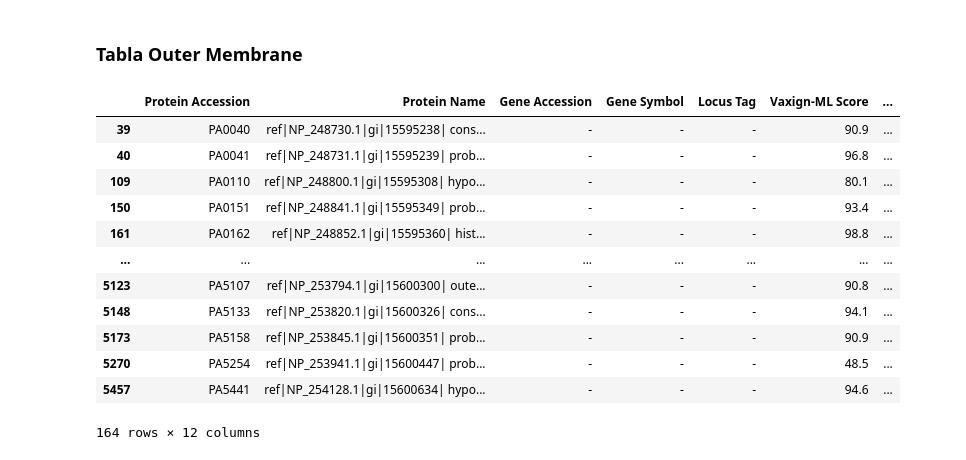
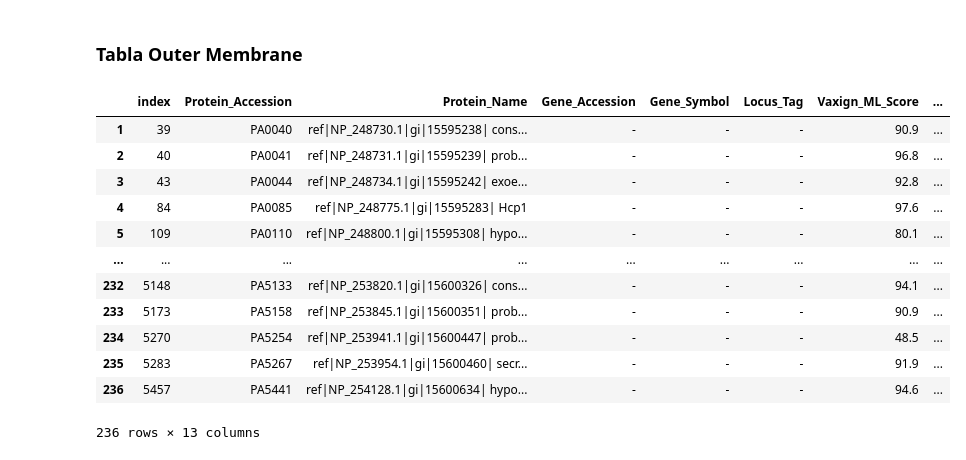
Before and after one commit to kevinerv/Javier, a Jupyter notebook: analisis_javier.ipynb, the cells around one changed output. Saved outputs shown, nothing was run; the diff lists cells and outputs as text; code cells hidden in the pictures.

```diff
--- a/analisis_javier.ipynb
+++ b/analisis_javier.ipynb
@@ -8,6 +8,6 @@
 ## 3. Carga de tablas finales
 # %%
 # Se crea tabla con 5588 rows × 12 columns apartir de excel
-dfDatos = pd.read_excel("Documents/Javier/datos.xlsx")
+dfDatos = pd.read_excel("C:/Users/xme2535/Documents/Javier/datos.xlsx")
 dfDatos
 # %% [output]
@@ -89,27 +89,34 @@ dfDatos.groupby("Localization(Probability)").count()
 # %%
 # Se crean condiciones para filtrar los datos correspondientes a Outer Membrane
 cond1 = dfDatos['Localization(Probability)'] == 'Outer Membrane                                  (Prob.=1.00)'
 cond2 = dfDatos['Localization(Probability)'] == 'Outer Membrane                                  (Prob.=0.99)'
 cond3 = dfDatos['Localization(Probability)'] == 'Outer Membrane                                  (Prob.=0.98)'
 cond4 = dfDatos['Localization(Probability)'] == 'Outer Membrane                                  (Prob.=0.95)'
 cond5 = dfDatos['Localization(Probability)'] == 'Outer Membrane                                  (Prob.=0.90)'
-cond5 = dfDatos['Localization(Probability)'] == 'Outer Membrane                                  (Prob.=0.90)'
 cond6 = dfDatos['Localization(Probability)'] == 'Outer Membrane                                  (Prob.=0.83)'
+cond7 = dfDatos['Localization(Probability)'] == 'Extracellular                                  (Prob.=0.79)'
+cond8 = dfDatos['Localization(Probability)'] == 'Extracellular                                  (Prob.=0.95)'
+cond9 = dfDatos['Localization(Probability)'] == 'Extracellular                                  (Prob.=0.96)'
+cond10 = dfDatos['Localization(Probability)'] == 'Extracellular                                  (Prob.=0.97)'
+cond11 = dfDatos['Localization(Probability)'] == 'Extracellular                                  (Prob.=1.00)'
+
 
 # filtrar por varias condiciones con "or" y se obtiene tabla final para Outer Membrane con 164 rows × 12 columns
-outer_membrane = dfDatos[cond1 | cond2 | cond3 | cond4 | cond5 | cond6]
+outer_membrane = dfDatos[cond1 | cond2 | cond3 | cond4 | cond5 | cond6 | cond7 | cond8 | cond9 | cond10 | cond11]
+outer_membrane = outer_membrane.reset_index()
+outer_membrane.index = outer_membrane.index+1
 outer_membrane
 # %% [output]
-|  | Protein Accession | Protein Name | Gene Accession | Gene Symbol | Locus Tag | Vaxign‑ML Score | ... |
-| 39 | PA0040 | ref|NP_248730.1|gi|15595238| cons... | - | - | - | 90.9 | ... |
-| 40 | PA0041 | ref|NP_248731.1|gi|15595239| prob... | - | - | - | 96.8 | ... |
-| 109 | PA0110 | ref|NP_248800.1|gi|15595308| hypo... | - | - | - | 80.1 | ... |
-| 150 | PA0151 | ref|NP_248841.1|gi|15595349| prob... | - | - | - | 93.4 | ... |
-| 161 | PA0162 | ref|NP_248852.1|gi|15595360| hist... | - | - | - | 98.8 | ... |
-| ... | ... | ... | ... | ... | ... | ... | ... |
-| 5123 | PA5107 | ref|NP_253794.1|gi|15600300| oute... | - | - | - | 90.8 | ... |
-| 5148 | PA5133 | ref|NP_253820.1|gi|15600326| cons... | - | - | - | 94.1 | ... |
-| 5173 | PA5158 | ref|NP_253845.1|gi|15600351| prob... | - | - | - | 90.9 | ... |
-| 5270 | PA5254 | ref|NP_253941.1|gi|15600447| prob... | - | - | - | 48.5 | ... |
-| 5457 | PA5441 | ref|NP_254128.1|gi|15600634| hypo... | - | - | - | 94.6 | ... |
+|  | index | Protein_Accession | Protein_Name | Gene_Accession | Gene_Symbol | Locus_Tag | Vaxign_ML_Score | ... |
+| 1 | 39 | PA0040 | ref|NP_248730.1|gi|15595238| cons... | - | - | - | 90.9 | ... |
+| 2 | 40 | PA0041 | ref|NP_248731.1|gi|15595239| prob... | - | - | - | 96.8 | ... |
+| 3 | 43 | PA0044 | ref|NP_248734.1|gi|15595242| exoe... | - | - | - | 92.8 | ... |
+| 4 | 84 | PA0085 | ref|NP_248775.1|gi|15595283| Hcp1 | - | - | - | 97.6 | ... |
+| 5 | 109 | PA0110 | ref|NP_248800.1|gi|15595308| hypo... | - | - | - | 80.1 | ... |
+| ... | ... | ... | ... | ... | ... | ... | ... | ... |
+| 232 | 5148 | PA5133 | ref|NP_253820.1|gi|15600326| cons... | - | - | - | 94.1 | ... |
+| 233 | 5173 | PA5158 | ref|NP_253845.1|gi|15600351| prob... | - | - | - | 90.9 | ... |
+| 234 | 5270 | PA5254 | ref|NP_253941.1|gi|15600447| prob... | - | - | - | 48.5 | ... |
+| 235 | 5283 | PA5267 | ref|NP_253954.1|gi|15600460| secr... | - | - | - | 91.9 | ... |
+| 236 | 5457 | PA5441 | ref|NP_254128.1|gi|15600634| hypo... | - | - | - | 94.6 | ... |
-164 rows × 12 columns
+236 rows × 13 columns
```
Also changed, not shown: parts of 6 cells of this notebook, 1 other file.
